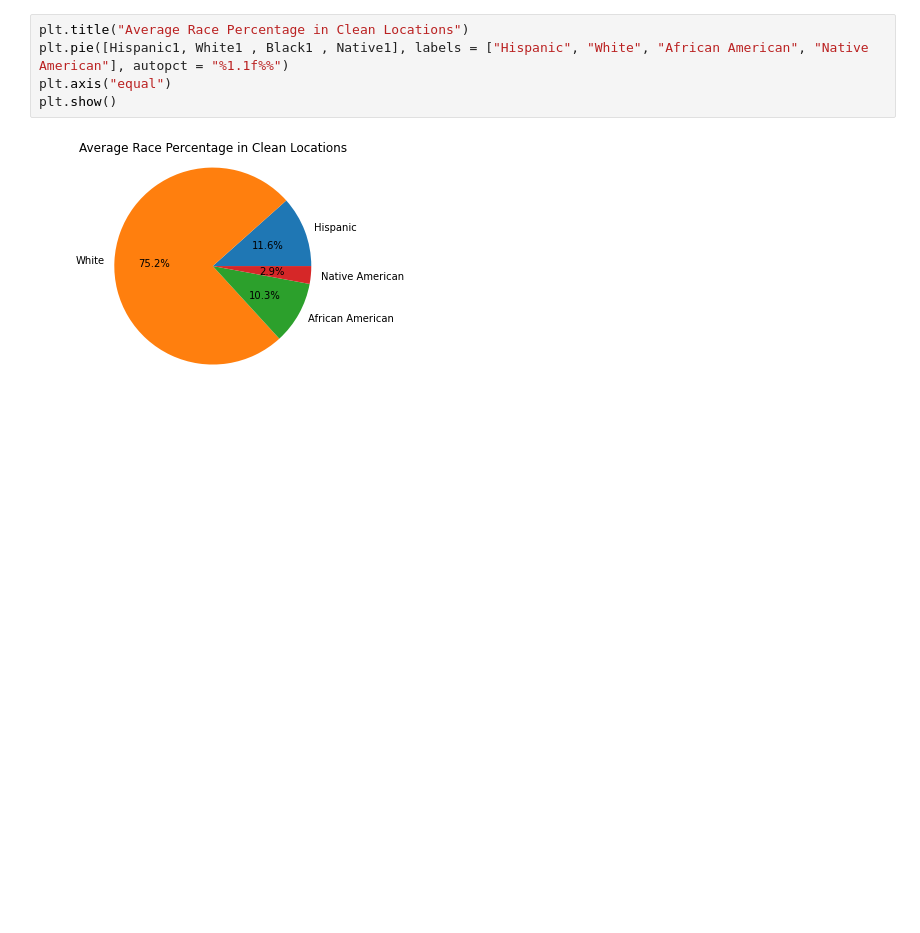
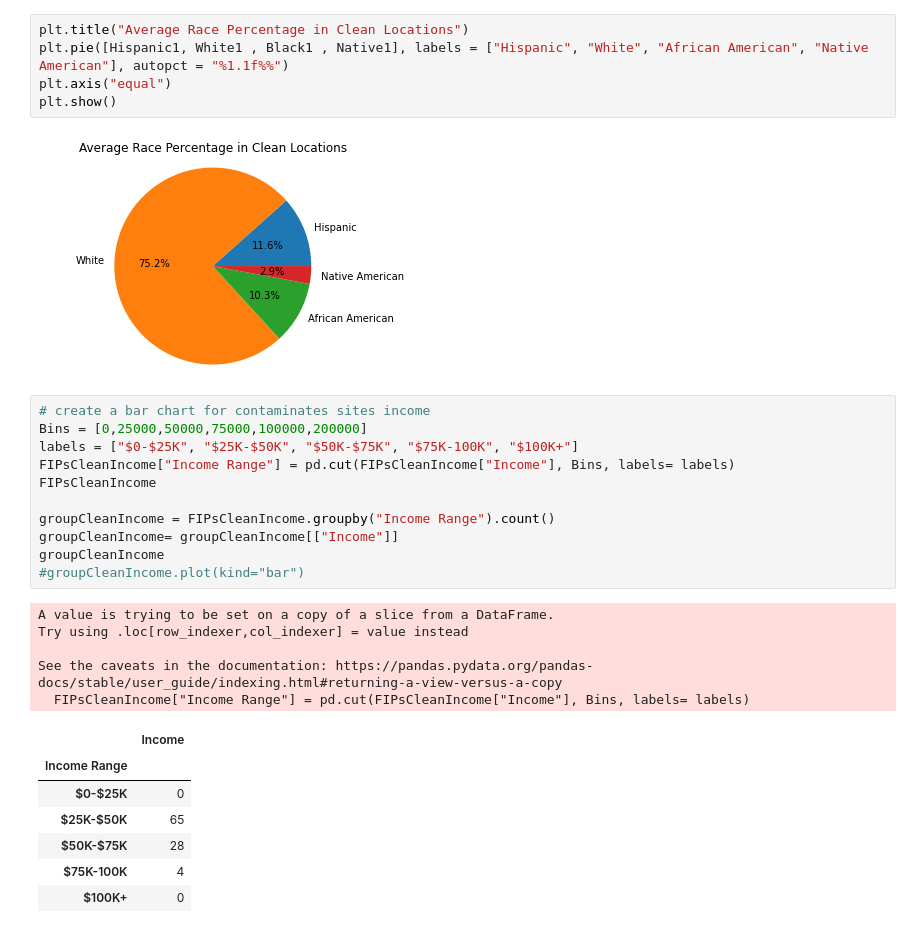
Before and after one commit to mnnacler/superfundProject, a Jupyter notebook: IncomeRace.ipynb, the cells around one changed output. Cells and saved outputs as stored; diff of their text form; blank space fills up the shorter version.

```diff
--- a/IncomeRace.ipynb
+++ b/IncomeRace.ipynb
@@ -97,3 +97,27 @@ plt.axis("equal")
 plt.show()
 # %% [output]
 [figure]
+# %%
+# create a bar chart for contaminates sites income
+Bins = [0,25000,50000,75000,100000,200000]
+labels = ["$0-$25K", "$25K-$50K", "$50K-$75K", "$75K-100K", "$100K+"]
+FIPsCleanIncome["Income Range"] = pd.cut(FIPsCleanIncome["Income"], Bins, labels= labels)
+FIPsCleanIncome
+
+groupCleanIncome = FIPsCleanIncome.groupby("Income Range").count()
+groupCleanIncome= groupCleanIncome[["Income"]]
+groupCleanIncome
+#groupCleanIncome.plot(kind="bar")
+# %% [output]
+A value is trying to be set on a copy of a slice from a DataFrame.
+Try using .loc[row_indexer,col_indexer] = value instead
+
+See the caveats in the documentation: https://pandas.pydata.org/pandas-docs/stable/user_guide/indexing.html#returning-a-view-versus-a-copy
+  FIPsCleanIncome["Income Range"] = pd.cut(FIPsCleanIncome["Income"], Bins, labels= labels)
+|  | Income |
+| Income Range |  |
+| $0-$25K | 0 |
+| $25K-$50K | 65 |
+| $50K-$75K | 28 |
+| $75K-100K | 4 |
+| $100K+ | 0 |
```
Also changed, not shown: parts of 5 cells of this notebook.
